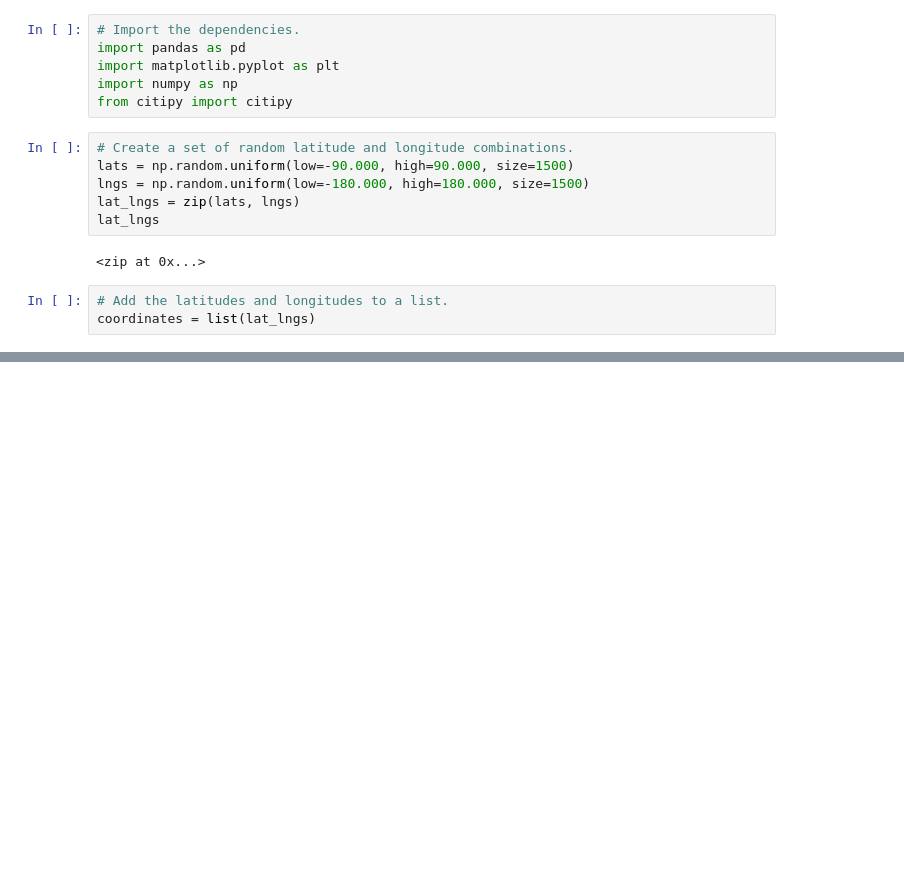
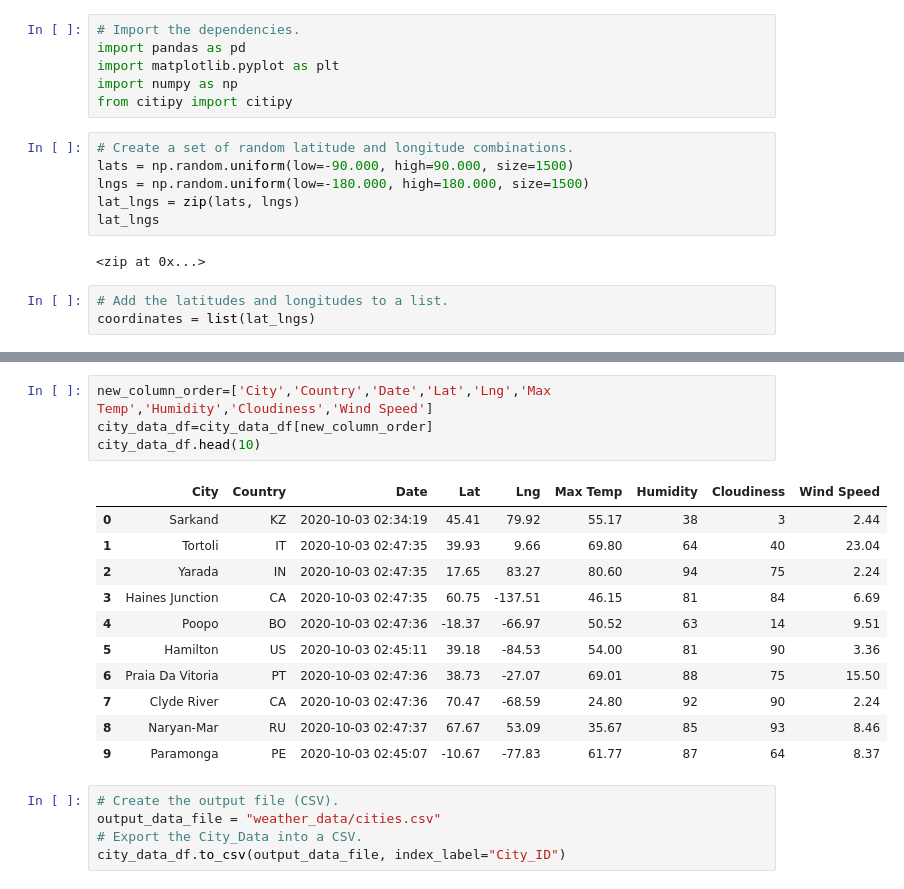
Before and after one commit to Pegah-zangeneh/World_Weather_Analysis, a Jupyter notebook: WeatherPy.ipynb, the cells around one changed output, grey strips where cells are left out. Saved outputs shown, nothing was run; the diff lists cells and outputs as text; blank space fills up the shorter version.

```diff
--- a/WeatherPy.ipynb
+++ b/WeatherPy.ipynb
@@ -31,0 +149,21 @@ len(cities)
+# %%
+new_column_order=['City','Country','Date','Lat','Lng','Max Temp','Humidity','Cloudiness','Wind Speed']
+city_data_df=city_data_df[new_column_order]
+city_data_df.head(10)
+# %% [output]
+|  | City | Country | Date | Lat | Lng | Max Temp | Humidity | Cloudiness | Wind Speed |
+| 0 | Sarkand | KZ | 2020-10-03 02:34:19 | 45.41 | 79.92 | 55.17 | 38 | 3 | 2.44 |
+| 1 | Tortoli | IT | 2020-10-03 02:47:35 | 39.93 | 9.66 | 69.80 | 64 | 40 | 23.04 |
+| 2 | Yarada | IN | 2020-10-03 02:47:35 | 17.65 | 83.27 | 80.60 | 94 | 75 | 2.24 |
+| 3 | Haines Junction | CA | 2020-10-03 02:47:35 | 60.75 | -137.51 | 46.15 | 81 | 84 | 6.69 |
+| 4 | Poopo | BO | 2020-10-03 02:47:36 | -18.37 | -66.97 | 50.52 | 63 | 14 | 9.51 |
+| 5 | Hamilton | US | 2020-10-03 02:45:11 | 39.18 | -84.53 | 54.00 | 81 | 90 | 3.36 |
+| 6 | Praia Da Vitoria | PT | 2020-10-03 02:47:36 | 38.73 | -27.07 | 69.01 | 88 | 75 | 15.50 |
+| 7 | Clyde River | CA | 2020-10-03 02:47:36 | 70.47 | -68.59 | 24.80 | 92 | 90 | 2.24 |
+| 8 | Naryan-Mar | RU | 2020-10-03 02:47:37 | 67.67 | 53.09 | 35.67 | 85 | 93 | 8.46 |
+| 9 | Paramonga | PE | 2020-10-03 02:45:07 | -10.67 | -77.83 | 61.77 | 87 | 64 | 8.37 |
+# %%
+# Create the output file (CSV).
+output_data_file = "weather_data/cities.csv"
+# Export the City_Data into a CSV.
+city_data_df.to_csv(output_data_file, index_label="City_ID")
```
Also changed, not shown: parts of 8 cells of this notebook.
